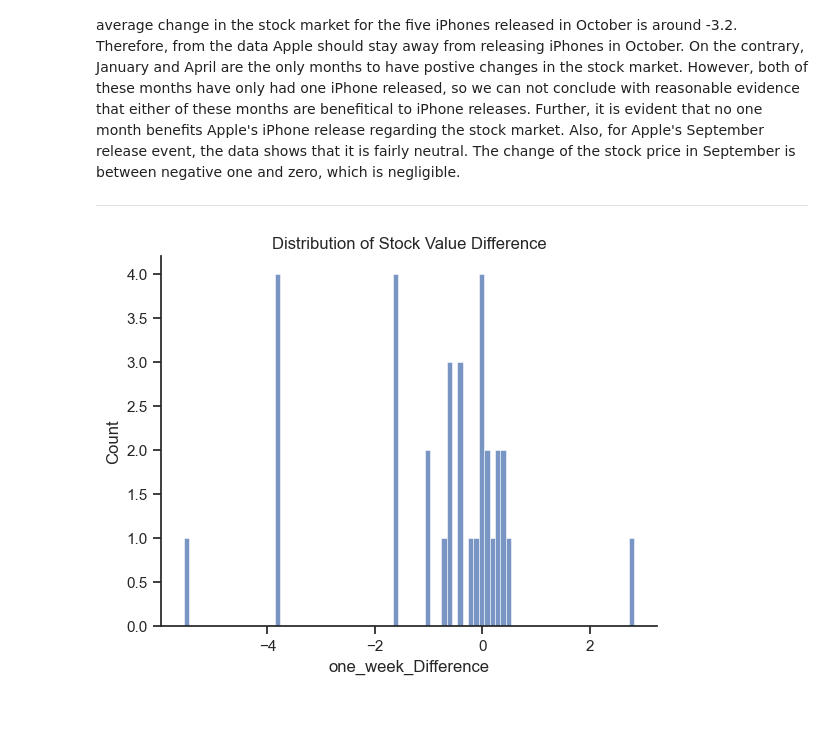
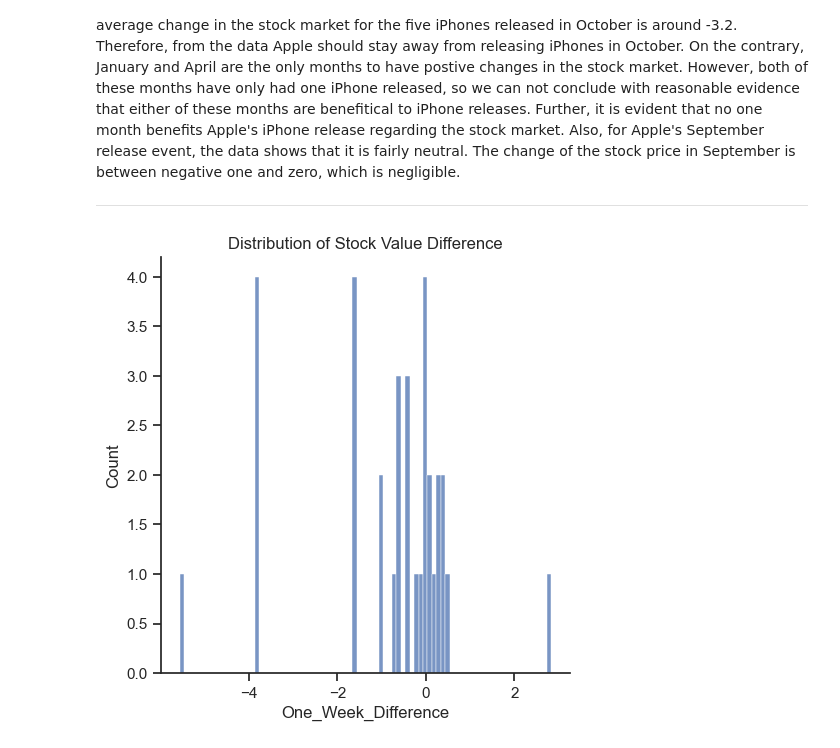
Before and after one commit to ubco-W2022T2-data301/project-group-group11, a Jupyter notebook: analysis/analysis1.ipynb, the cells around one changed output. Saved outputs shown, nothing was run; the diff lists cells and outputs as text; code cells hidden in the pictures; blank space fills up the shorter version.

```diff
--- a/analysis/analysis1.ipynb
+++ b/analysis/analysis1.ipynb
@@ -234,9 +234,9 @@ From the last two plots we can conclude that October is the worst month to relea
 
 ---
 # %%
-sns.histplot(data=df[df['iPhone'].notnull()], x='one_week_Difference', binwidth=0.1)
+sns.displot(data=df[df['iPhone'].notnull()], x='One_Week_Difference', binwidth=0.1)
 plt.title('Distribution of Stock Value Difference')
 plt.show()
 # %% [output]
-[figure, old version]
+[figure, new version]
 # %%
```
Also changed, not shown: parts of 1 cell of this notebook, 2 other files.
